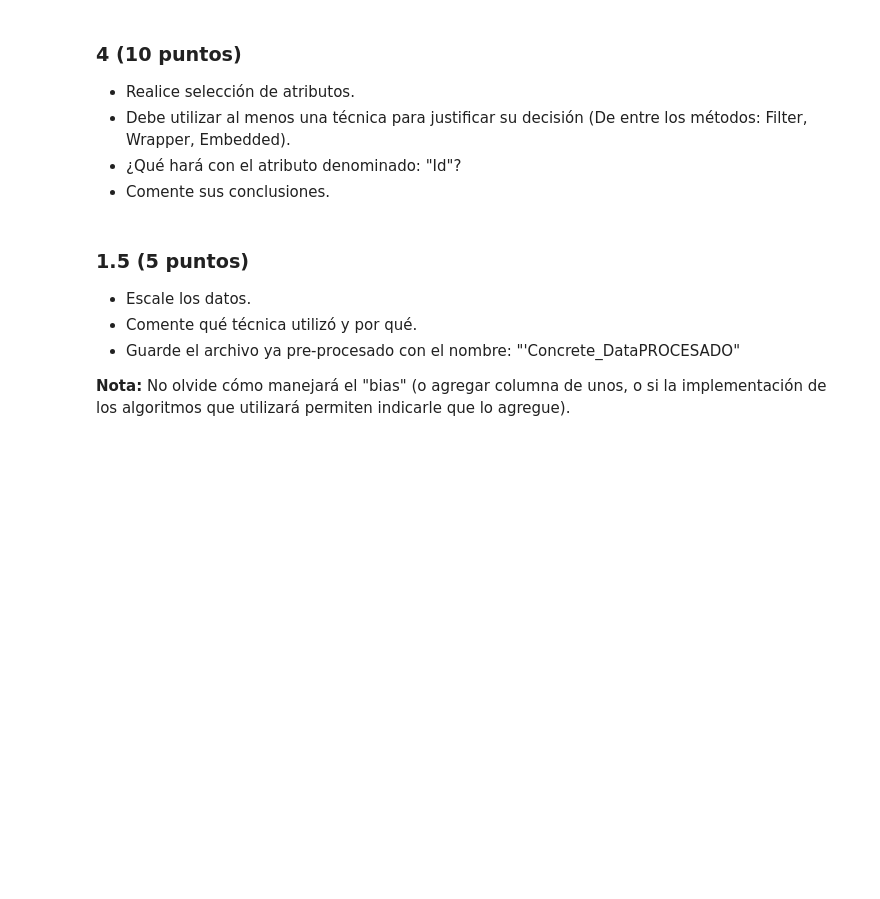
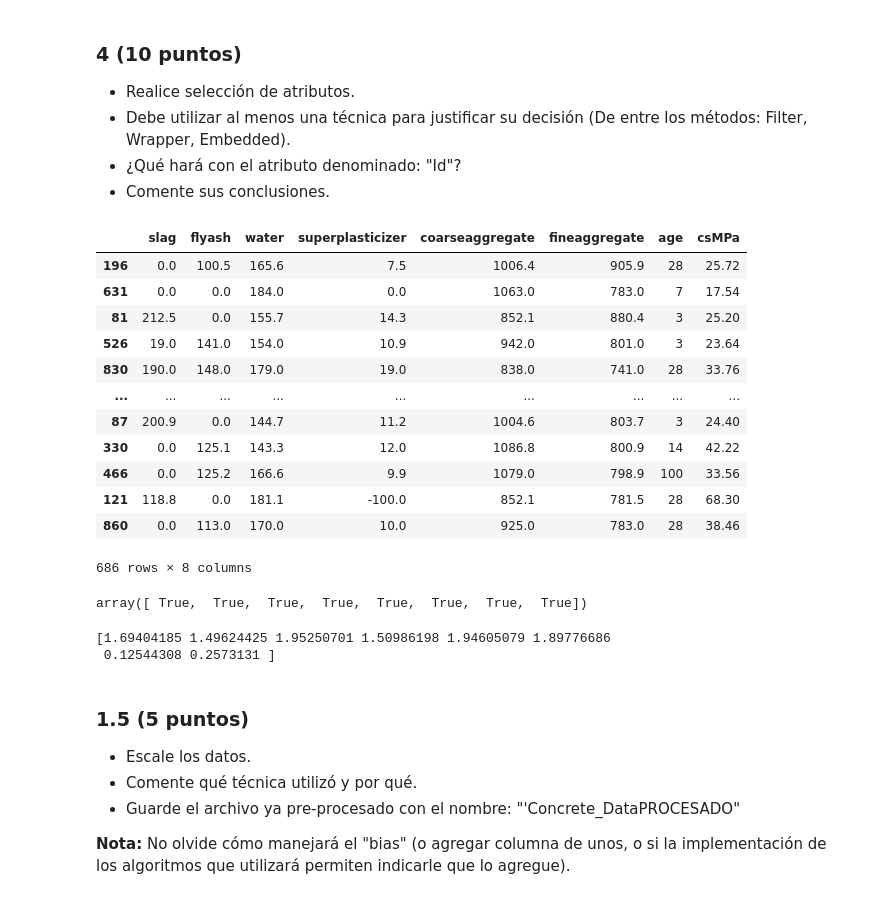
Before and after one commit to GabrielVargasR/University-Artificial-Intelligence, a Jupyter notebook: TC3 - Regression and Feature Engineering/2021-2-Trabajo Practico_03.ipynb, the cells around one changed output. Drawn from its saved outputs; the diff is of its cells as text; code cells hidden in the pictures; blank space fills up the shorter version.

Commit message:
feature selection done

```diff
--- a/TC3 - Regression and Feature Engineering/2021-2-Trabajo Practico_03.ipynb
+++ b/TC3 - Regression and Feature Engineering/2021-2-Trabajo Practico_03.ipynb
@@ -272,6 +298,38 @@ plt.show()
 - Debe utilizar al menos una técnica para justificar su decisión (De entre los métodos: Filter, Wrapper, Embedded).
 - ¿Qué hará con el atributo denominado: "Id"?
 - Comente sus conclusiones.
+# %%
+X_trainVal.drop(columns='id', inplace=True)
+X_trainVal
+# %% [output]
+|  | slag | flyash | water | superplasticizer | coarseaggregate | fineaggregate | age | csMPa |
+| 196 | 0.0 | 100.5 | 165.6 | 7.5 | 1006.4 | 905.9 | 28 | 25.72 |
+| 631 | 0.0 | 0.0 | 184.0 | 0.0 | 1063.0 | 783.0 | 7 | 17.54 |
+| 81 | 212.5 | 0.0 | 155.7 | 14.3 | 852.1 | 880.4 | 3 | 25.20 |
+| 526 | 19.0 | 141.0 | 154.0 | 10.9 | 942.0 | 801.0 | 3 | 23.64 |
+| 830 | 190.0 | 148.0 | 179.0 | 19.0 | 838.0 | 741.0 | 28 | 33.76 |
+| ... | ... | ... | ... | ... | ... | ... | ... | ... |
+| 87 | 200.9 | 0.0 | 144.7 | 11.2 | 1004.6 | 803.7 | 3 | 24.40 |
+| 330 | 0.0 | 125.1 | 143.3 | 12.0 | 1086.8 | 800.9 | 14 | 42.22 |
+| 466 | 0.0 | 125.2 | 166.6 | 9.9 | 1079.0 | 798.9 | 100 | 33.56 |
+| 121 | 118.8 | 0.0 | 181.1 | -100.0 | 852.1 | 781.5 | 28 | 68.30 |
+| 860 | 0.0 | 113.0 | 170.0 | 10.0 | 925.0 | 783.0 | 28 | 38.46 |
+686 rows × 8 columns
+# %%
+Y_trainVal = Y_trainVal.loc[X_trainVal.index]
+
+selector = SelectFromModel(Lasso(alpha=0.005, random_state=0))
+selector.fit(X_trainVal, Y_trainVal)
+
+selector.get_support()
+# %% [output]
+array([ True,  True,  True,  True,  True,  True,  True,  True])
+# %%
+selector = mutual_info_regression(X_trainVal, Y_trainVal.cement)
+print(selector)
+# %% [output]
+[1.69404185 1.49624425 1.95250701 1.50986198 1.94605079 1.89776686
+ 0.12544308 0.2573131 ]
 # %% [markdown]
 ### 1.5  (5 puntos)
 - Escale los datos.
```
Also changed, not shown: parts of 5 cells of this notebook.
